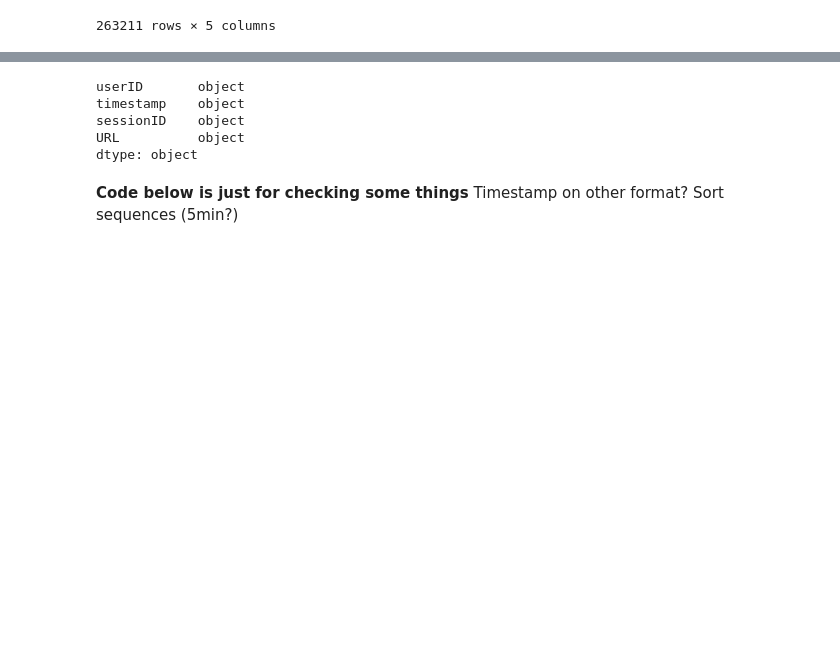
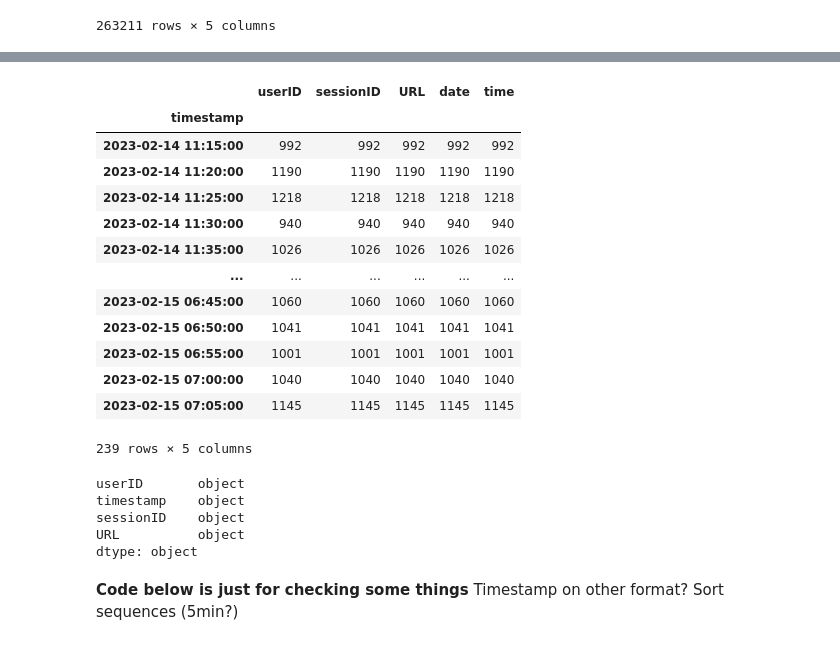
Before and after one commit to Request-analysis-ML/request-analyzer-model, a Jupyter notebook: sessionID_check.ipynb, the cells around one changed output, grey strips where cells are left out. Drawn from its saved outputs; the diff is of its cells as text; code cells hidden in the pictures; blank space fills up the shorter version.

```diff
--- a/token_timestamp.ipynb
+++ b/sessionID_check.ipynb
@@ -51,3 +69,20 @@ data_drop_expire
+# %%
+df_5min
+# %% [output]
+|  | userID | sessionID | URL | date | time |
+| timestamp |  |  |  |  |  |
+| 2023-02-14 11:15:00 | 992 | 992 | 992 | 992 | 992 |
+| 2023-02-14 11:20:00 | 1190 | 1190 | 1190 | 1190 | 1190 |
+| 2023-02-14 11:25:00 | 1218 | 1218 | 1218 | 1218 | 1218 |
+| 2023-02-14 11:30:00 | 940 | 940 | 940 | 940 | 940 |
+| 2023-02-14 11:35:00 | 1026 | 1026 | 1026 | 1026 | 1026 |
+| ... | ... | ... | ... | ... | ... |
+| 2023-02-15 06:45:00 | 1060 | 1060 | 1060 | 1060 | 1060 |
+| 2023-02-15 06:50:00 | 1041 | 1041 | 1041 | 1041 | 1041 |
+| 2023-02-15 06:55:00 | 1001 | 1001 | 1001 | 1001 | 1001 |
+| 2023-02-15 07:00:00 | 1040 | 1040 | 1040 | 1040 | 1040 |
+| 2023-02-15 07:05:00 | 1145 | 1145 | 1145 | 1145 | 1145 |
+239 rows × 5 columns
 # %%
 data_drop_expire.dtypes
 # %% [output]
```
Also changed, not shown: parts of 9 cells of this notebook, 4 other files.
